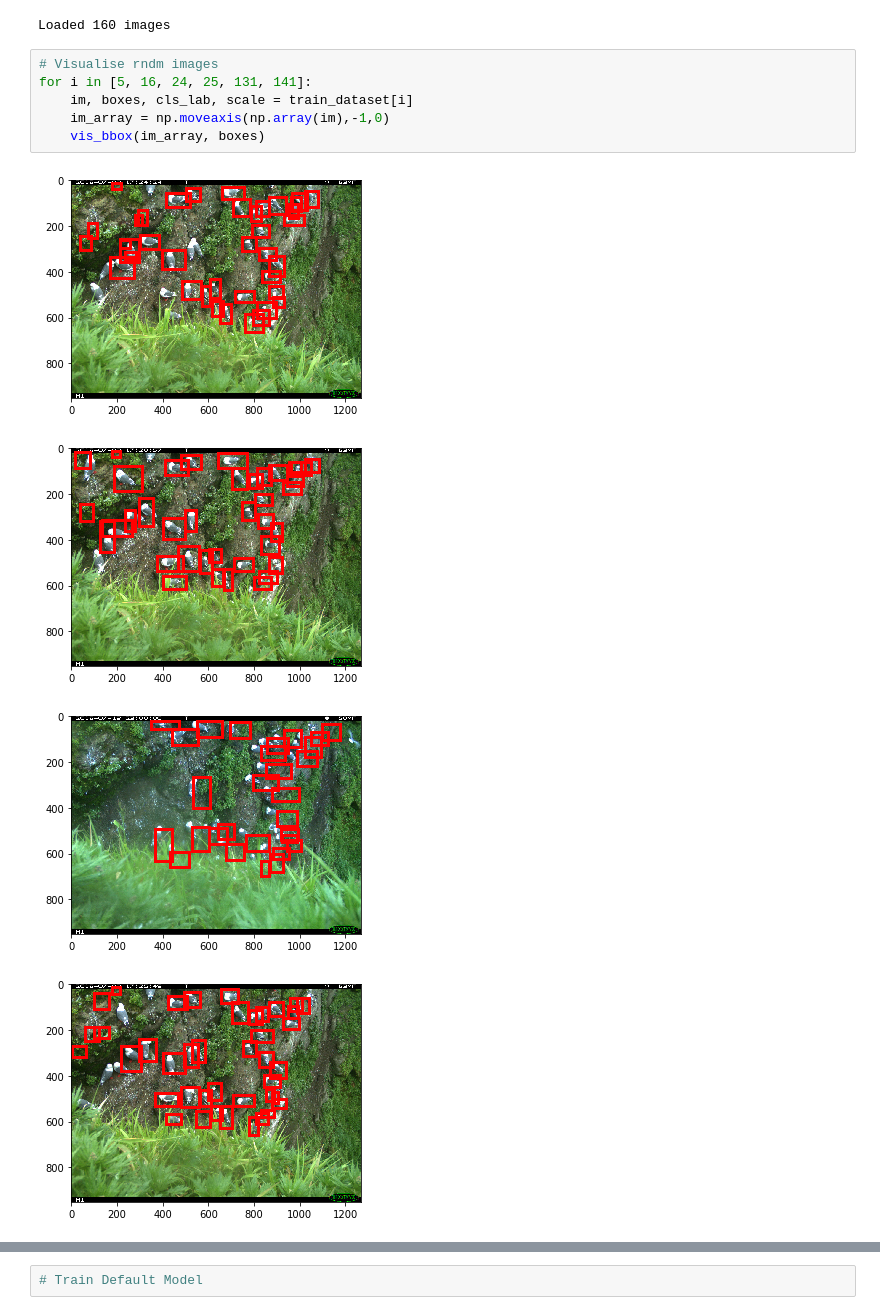
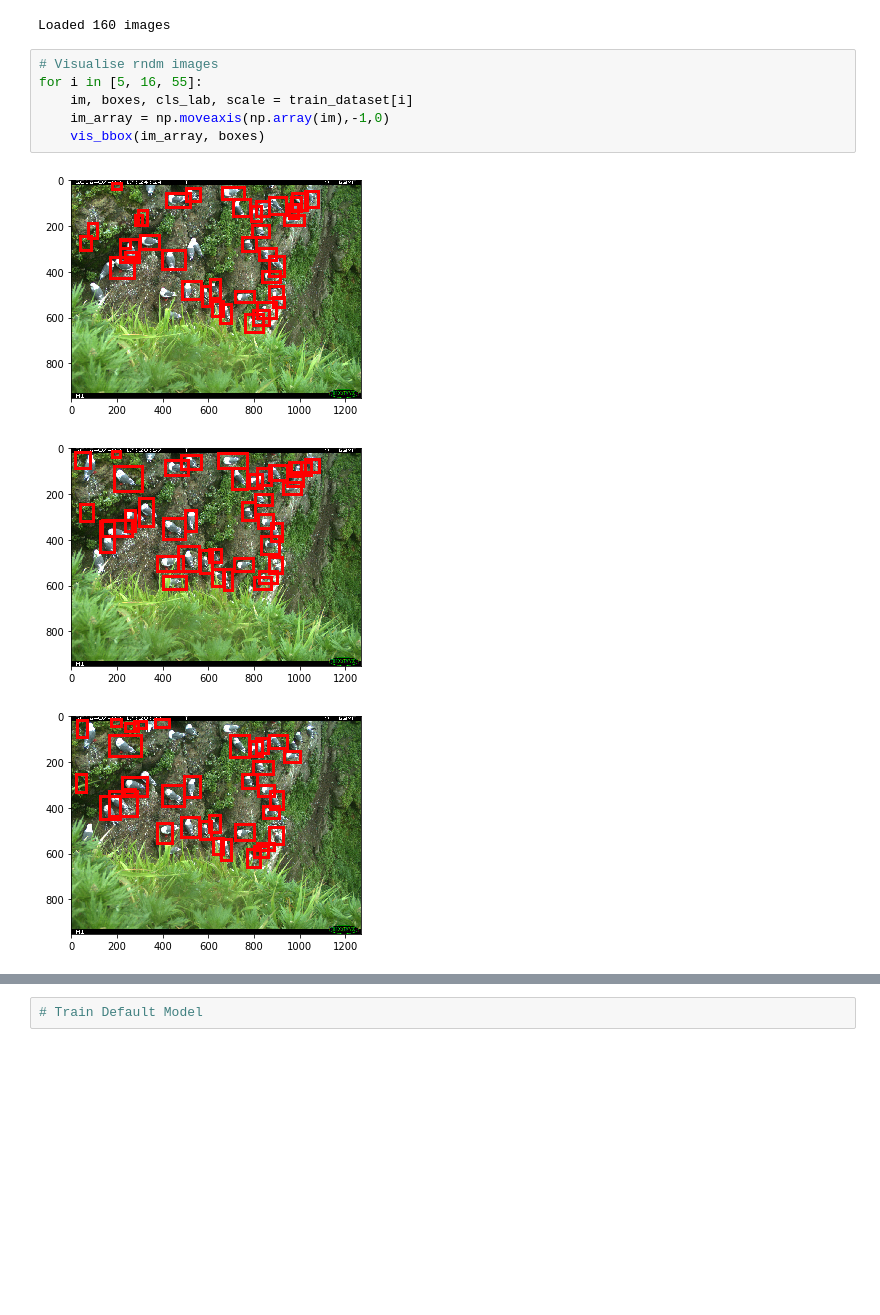
Before and after one commit to ilkarman/simple-faster-rcnn-pytorch, a Jupyter notebook: 0_FasterRCNN_VGG.ipynb, the cells around one changed output, grey strips where cells are left out. Cells and saved outputs as stored; diff of their text form; blank space fills up the shorter version.

```diff
--- a/0_FasterRCNN_VGG.ipynb
+++ b/0_FasterRCNN_VGG.ipynb
@@ -68,12 +62,11 @@ train_dataset = BirdsData(
 Loaded 160 images
 # %%
 # Visualise rndm images
-for i in [5, 16, 24, 25, 131, 141]:
+for i in [5, 16, 55]:
     im, boxes, cls_lab, scale = train_dataset[i]
     im_array = np.moveaxis(np.array(im),-1,0)
     vis_bbox(im_array, boxes)
 # %% [output]
 [figure]
 [figure]
-[figure, old version]
+[figure, new version]
-[figure, removed]
```
Also changed, not shown: parts of 26 cells of this notebook.
